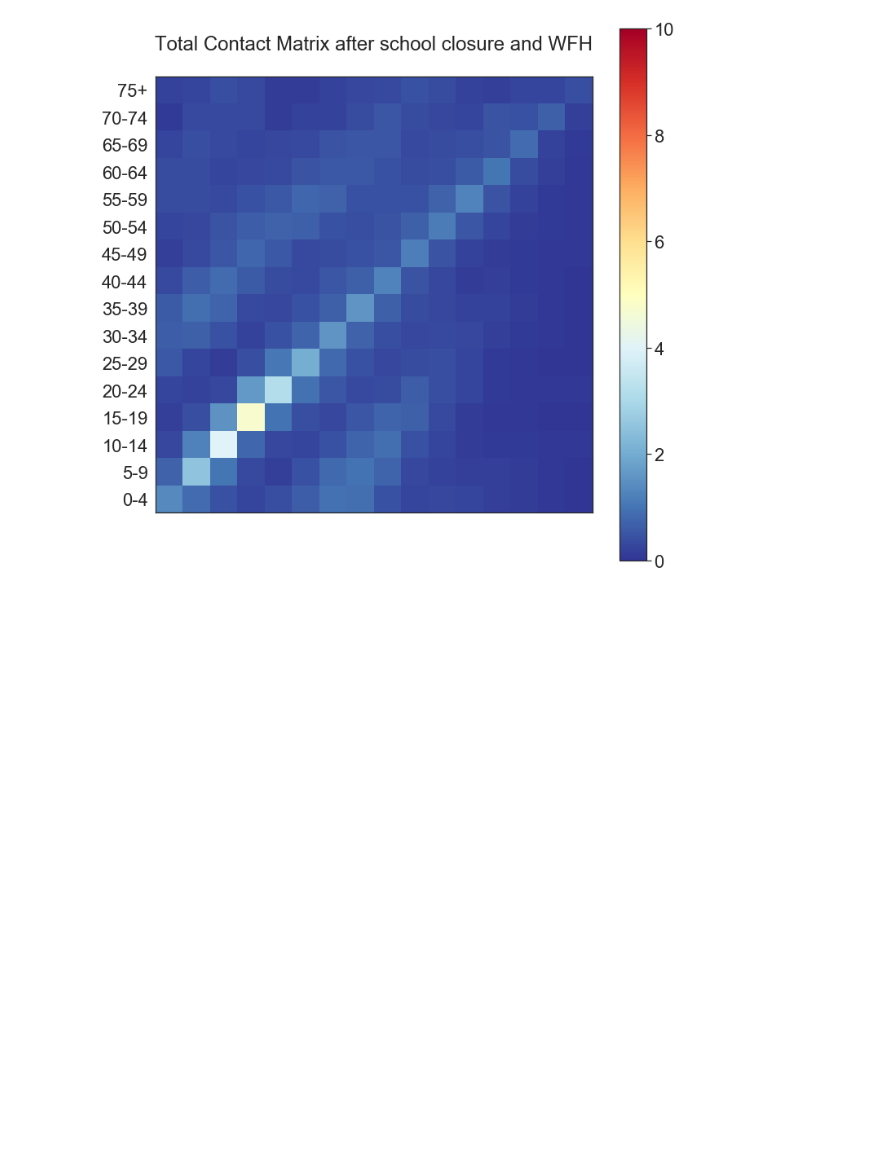
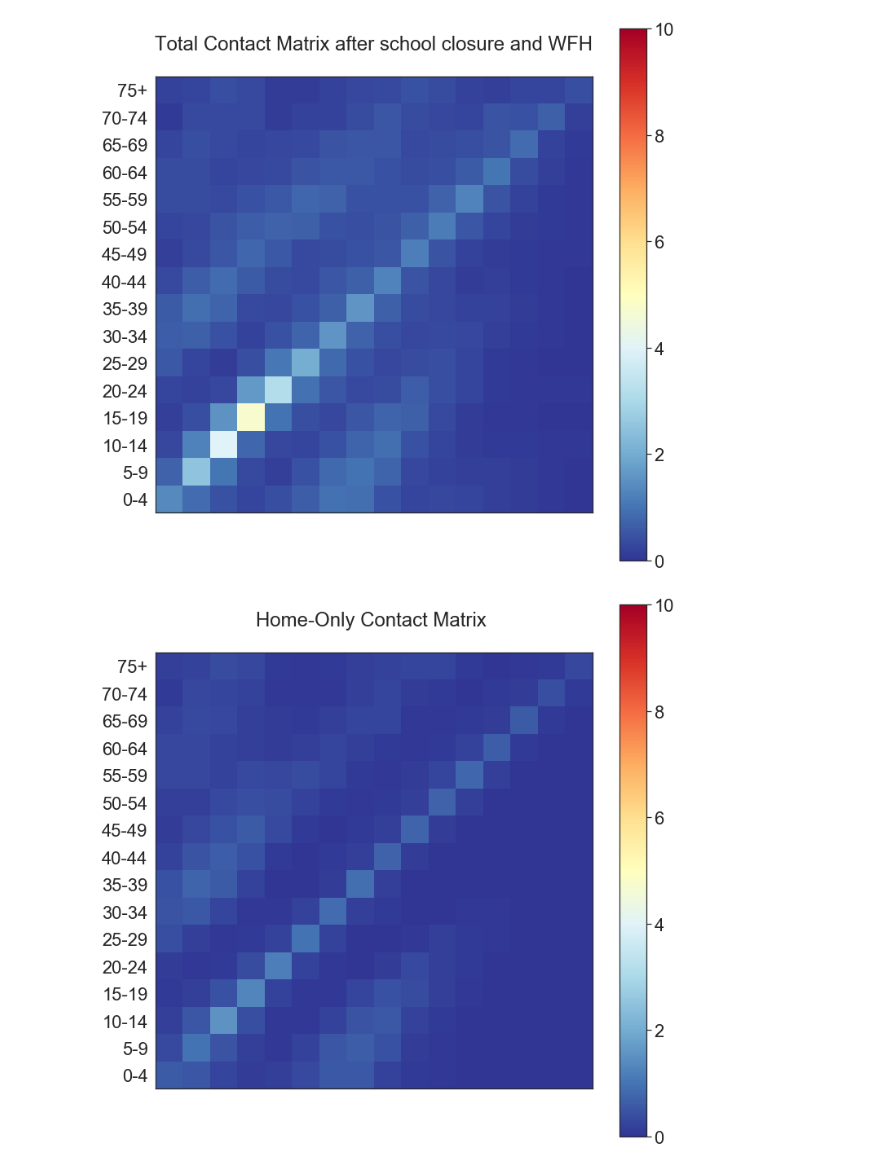
Before and after one commit to ManuelaRunge/covid_emod_hintschoolclosure, a Jupyter notebook: OutputAnalysis/PlotMatrices.ipynb, the cells around one changed output. Cells and saved outputs as stored; diff of their text form; code cells hidden in the pictures; blank space fills up the shorter version.

```diff
--- a/OutputAnalysis/PlotMatrices.ipynb
+++ b/OutputAnalysis/PlotMatrices.ipynb
@@ -111,3 +111,17 @@ ax.set_title('Total Contact Matrix after school closure and WFH')
 plt.savefig('contactmatrixfigures/schoolplusWFH.png')
 # %% [output]
 [figure]
+# %%
+fig = plt.figure(figsize=(12, 12))
+ax = fig.add_subplot(111)
+cax = ax.matshow(HomeTransmissionMatrix, interpolation='none', origin='lower', vmin=0, vmax=10, cmap='RdYlBu_r')
+fig.colorbar(cax)
+ax.set_yticks([i for i in range(16)])
+ax.set_ylim(-.5, 15.5)
+ax.set_yticklabels([str(5*i)+'-'+str(5*i+4)for i in range( 15)]+['75+'])
+ax.set_xticks([])
+ax.set_xticklabels([])
+ax.set_title('Home-Only Contact Matrix ')
+plt.savefig('contactmatrixfigures/home.png')
+# %% [output]
+[figure, added]
```
Also changed, not shown: 14 other files.
